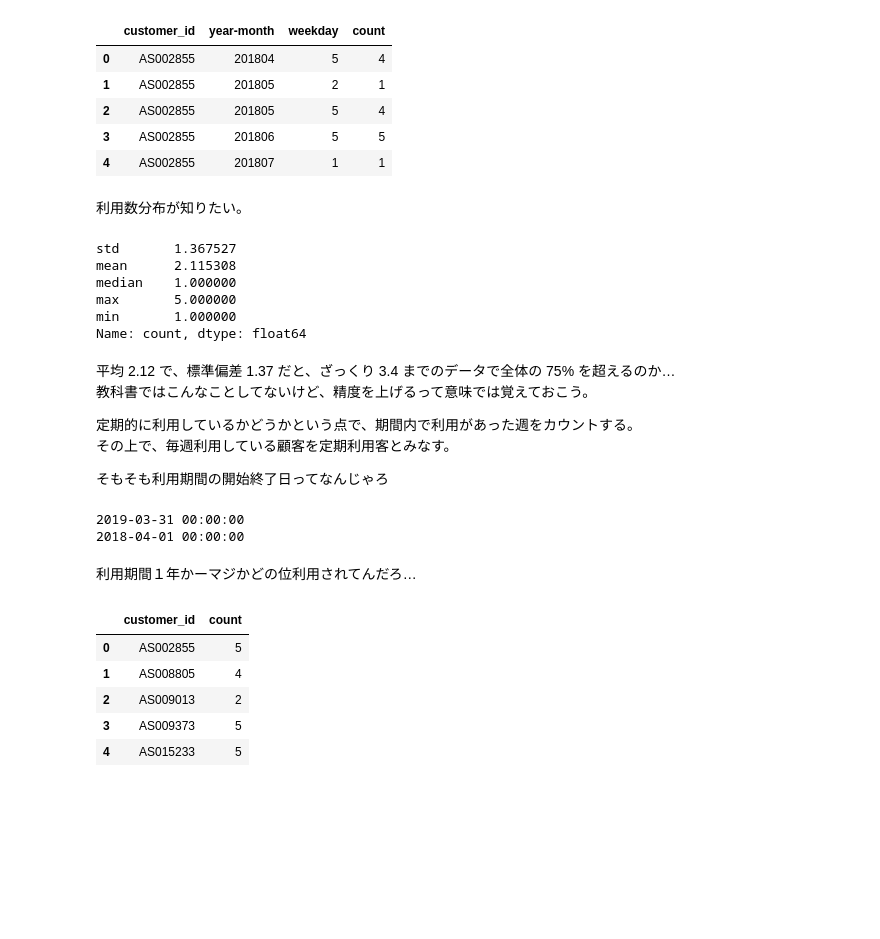
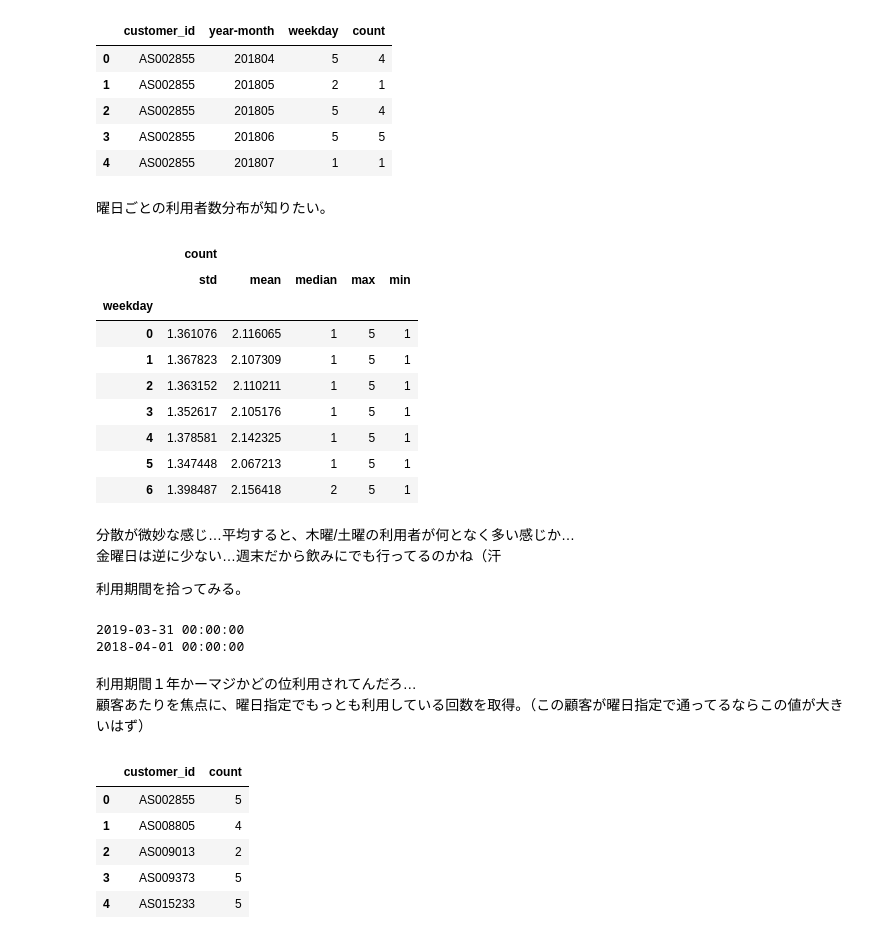
Before and after one commit to Sunao-Yoshii/StudyDocs, a Jupyter notebook: 100knocks/chap3/chap3.ipynb, the cells around one changed output. Saved outputs shown, nothing was run; the diff lists cells and outputs as text; code cells hidden in the pictures; blank space fills up the shorter version.

```diff
--- a/100knocks/chap3/chap3.ipynb
+++ b/100knocks/chap3/chap3.ipynb
@@ -352,33 +352,35 @@ uselog_weekday.head()
 | 2 | AS002855 | 201805 | 5 | 4 |
 | 3 | AS002855 | 201806 | 5 | 5 |
 | 4 | AS002855 | 201807 | 1 | 1 |
-# %% [markdown]
-利用数分布が知りたい。
+# %% [markdown]
+曜日ごとの利用者数分布が知りたい。
 # %%
-uselog_weekday['count'].agg(['std', 'mean', 'median', 'max', 'min'])
+uselog_weekday.groupby('weekday').agg(['std', 'mean', 'median', 'max', 'min'])
 # %% [output]
-std       1.367527
-mean      2.115308
-median    1.000000
-max       5.000000
-min       1.000000
-Name: count, dtype: float64
+|  | count |  |  |  |  |
+|  | std | mean | median | max | min |
+| weekday |  |  |  |  |  |
+| 0 | 1.361076 | 2.116065 | 1 | 5 | 1 |
+| 1 | 1.367823 | 2.107309 | 1 | 5 | 1 |
+| 2 | 1.363152 | 2.110211 | 1 | 5 | 1 |
+| 3 | 1.352617 | 2.105176 | 1 | 5 | 1 |
+| 4 | 1.378581 | 2.142325 | 1 | 5 | 1 |
+| 5 | 1.347448 | 2.067213 | 1 | 5 | 1 |
+| 6 | 1.398487 | 2.156418 | 2 | 5 | 1 |
-# %% [markdown]
-平均 2.12 で、標準偏差 1.37 だと、ざっくり 3.4 までのデータで全体の 75% を超えるのか…
-教科書ではこんなことしてないけど、精度を上げるって意味では覚えておこう。
-
-定期的に利用しているかどうかという点で、期間内で利用があった週をカウントする。
-その上で、毎週利用している顧客を定期利用客とみなす。
-
-そもそも利用期間の開始終了日ってなんじゃろ
+# %% [markdown]
+分散が微妙な感じ…平均すると、木曜/土曜の利用者が何となく多い感じか…
+金曜日は逆に少ない…週末だから飲みにでも行ってるのかね（汗
+
+利用期間を拾ってみる。
 # %%
 print(uselog['usedate'].max())
 print(uselog['usedate'].min())
 # %% [output]
 2019-03-31 00:00:00
 2018-04-01 00:00:00
-# %% [markdown]
-利用期間１年かーマジかどの位利用されてんだろ…
+# %% [markdown]
+利用期間１年かーマジかどの位利用されてんだろ…
+顧客あたりを焦点に、曜日指定でもっとも利用している回数を取得。（この顧客が曜日指定で通ってるならこの値が大きいはず）
 # %%
 uselog_weekday = uselog_weekday.groupby(['customer_id'], as_index=False).max()[['customer_id', 'count']]
 uselog_weekday.head()
```
Also changed, not shown: parts of 11 cells of this notebook, 3 other files.
